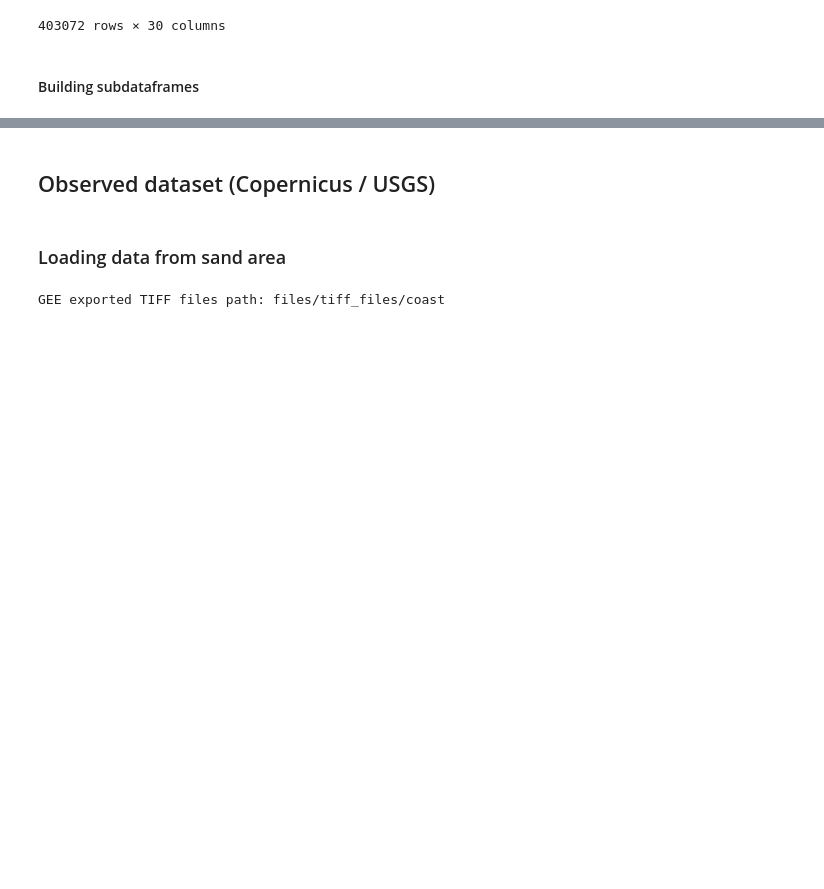
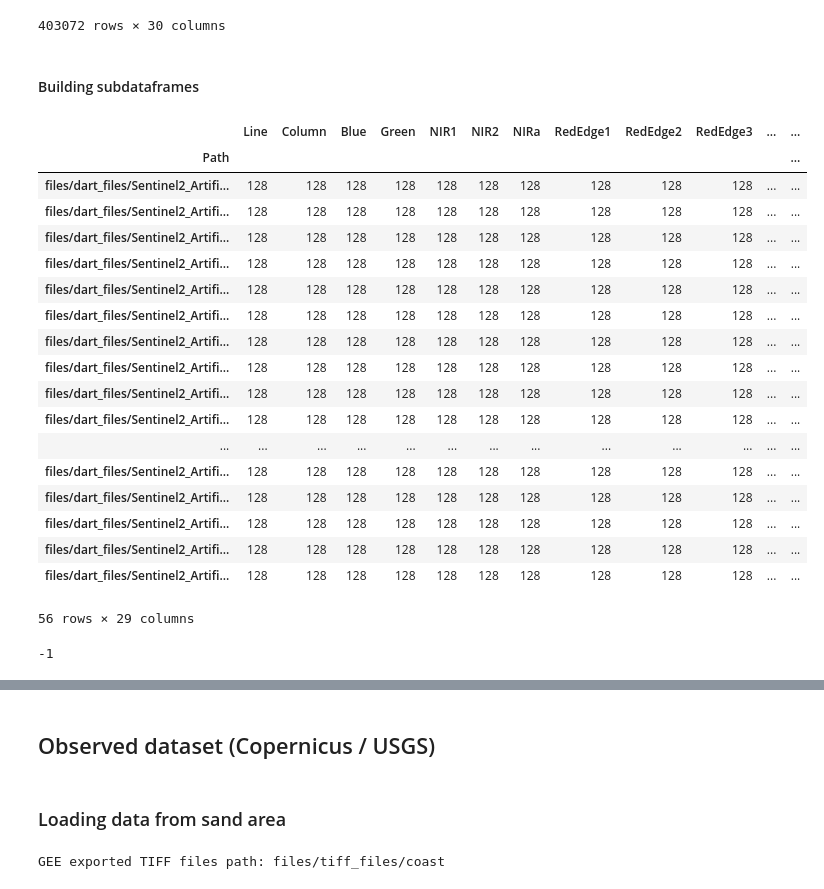
Before and after one commit to ufrgs-rescue/plastic_map, a Jupyter notebook: main.ipynb, the cells around one changed output, grey strips where cells are left out. Saved outputs shown, nothing was run; the diff lists cells and outputs as text; code cells hidden in the pictures; blank space fills up the shorter version.

Commit message:
feat: Adapting exploratory analysis to new data

```diff
--- a/main.ipynb
+++ b/main.ipynb
@@ -849,20 +851,46 @@ dataset_dart_nn_10
 # %% [markdown]
 #### Building subdataframes
 # %%
+dataset_dart = dataset_bilinear_10.copy()
 dart_subdatasets = dict()
-dart_subdatasets['plastic'] = dataset_dart.loc[dataset_dart['Label'] == "Plastic"].copy()
-dart_subdatasets['water'] = dataset_dart.loc[dataset_dart['Label'] == "Water"].copy()
-dart_subdatasets['sand'] = dataset_dart.loc[dataset_dart['Label'] == "Sand"].copy()
-dart_subdatasets['plastic_and_water'] = dataset_dart.query("Label == 'Water' or Label == 'Plastic'").copy()
+dart_subdatasets['plastic'] = dataset_bilinear_10.loc[dataset_bilinear_10['Label'] == "Plastic"].copy()
+dart_subdatasets['water'] = dataset_bilinear_10.loc[dataset_bilinear_10['Label'] == "Water"].copy()
+dart_subdatasets['sand'] = dataset_bilinear_10.loc[dataset_bilinear_10['Label'] == "Sand"].copy()
+dart_subdatasets['plastic_and_water'] = dataset_bilinear_10.query("Label == 'Water' or Label == 'Plastic'").copy()
+# %%
+dart_subdatasets['plastic'].groupby('Path').count()
+# %% [output]
+|  | Line | Column | Blue | Green | NIR1 | NIR2 | NIRa | RedEdge1 | RedEdge2 | RedEdge3 | ... | ... |
+| Path |  |  |  |  |  |  |  |  |  |  |  | ... |
+| files/dart_files/Sentinel2_Artifi... | 128 | 128 | 128 | 128 | 128 | 128 | 128 | 128 | 128 | 128 | ... | ... |
+| files/dart_files/Sentinel2_Artifi... | 128 | 128 | 128 | 128 | 128 | 128 | 128 | 128 | 128 | 128 | ... | ... |
+| files/dart_files/Sentinel2_Artifi... | 128 | 128 | 128 | 128 | 128 | 128 | 128 | 128 | 128 | 128 | ... | ... |
+| files/dart_files/Sentinel2_Artifi... | 128 | 128 | 128 | 128 | 128 | 128 | 128 | 128 | 128 | 128 | ... | ... |
+| files/dart_files/Sentinel2_Artifi... | 128 | 128 | 128 | 128 | 128 | 128 | 128 | 128 | 128 | 128 | ... | ... |
+| files/dart_files/Sentinel2_Artifi... | 128 | 128 | 128 | 128 | 128 | 128 | 128 | 128 | 128 | 128 | ... | ... |
+| files/dart_files/Sentinel2_Artifi... | 128 | 128 | 128 | 128 | 128 | 128 | 128 | 128 | 128 | 128 | ... | ... |
+| files/dart_files/Sentinel2_Artifi... | 128 | 128 | 128 | 128 | 128 | 128 | 128 | 128 | 128 | 128 | ... | ... |
+| files/dart_files/Sentinel2_Artifi... | 128 | 128 | 128 | 128 | 128 | 128 | 128 | 128 | 128 | 128 | ... | ... |
+| files/dart_files/Sentinel2_Artifi... | 128 | 128 | 128 | 128 | 128 | 128 | 128 | 128 | 128 | 128 | ... | ... |
+| ... | ... | ... | ... | ... | ... | ... | ... | ... | ... | ... | ... | ... |
+| files/dart_files/Sentinel2_Artifi... | 128 | 128 | 128 | 128 | 128 | 128 | 128 | 128 | 128 | 128 | ... | ... |
+| files/dart_files/Sentinel2_Artifi... | 128 | 128 | 128 | 128 | 128 | 128 | 128 | 128 | 128 | 128 | ... | ... |
+| files/dart_files/Sentinel2_Artifi... | 128 | 128 | 128 | 128 | 128 | 128 | 128 | 128 | 128 | 128 | ... | ... |
+| files/dart_files/Sentinel2_Artifi... | 128 | 128 | 128 | 128 | 128 | 128 | 128 | 128 | 128 | 128 | ... | ... |
+| files/dart_files/Sentinel2_Artifi... | 128 | 128 | 128 | 128 | 128 | 128 | 128 | 128 | 128 | 128 | ... | ... |
+56 rows × 29 columns
 # %%
-dart_plastic_in_water, dart_plastic_in_sand = [], []
+dart_plastic_in_water, dart_plastic_in_foam = [], []
+
+substring = "Espuma"
+print(string.find(substring))
 
 for i in dart_subdatasets['plastic'].index:
-    if dataset_dart.at[i - 1, 'Label'] == 'Water':
+    if dataset_bilinear_10.at[i - 1, 'Path'].find("Espuma") > 0:
+        dart_plastic_in_foam.append(dart_subdatasets['plastic'].loc[i])
+    else:
         dart_plastic_in_water.append(dart_subdatasets['plastic'].loc[i])
-    elif dataset_dart.at[i - 1, 'Label'] == 'Sand':
-        dart_plastic_in_sand.append(dart_subdatasets['plastic'].loc[i])
-    else:
-        print("Erro")
 
-dart_subdatasets['plastic_in_water'], dart_subdatasets['plastic_in_sand'] = pd.DataFrame(dart_plastic_in_water, columns=dart_subdatasets['plastic'].columns), pd.DataFrame(dart_plastic_in_sand, columns=dart_subdatasets['plastic'].columns)
+dart_subdatasets['plastic_in_water'], dart_subdatasets['plastic_in_foam'] = pd.DataFrame(dart_plastic_in_water, columns=dart_subdatasets['plastic'].columns), pd.DataFrame(dart_plastic_in_foam, columns=dart_subdatasets['plastic'].columns)
+# %% [output]
+-1
```
Also changed, not shown: parts of 34 cells of this notebook.
